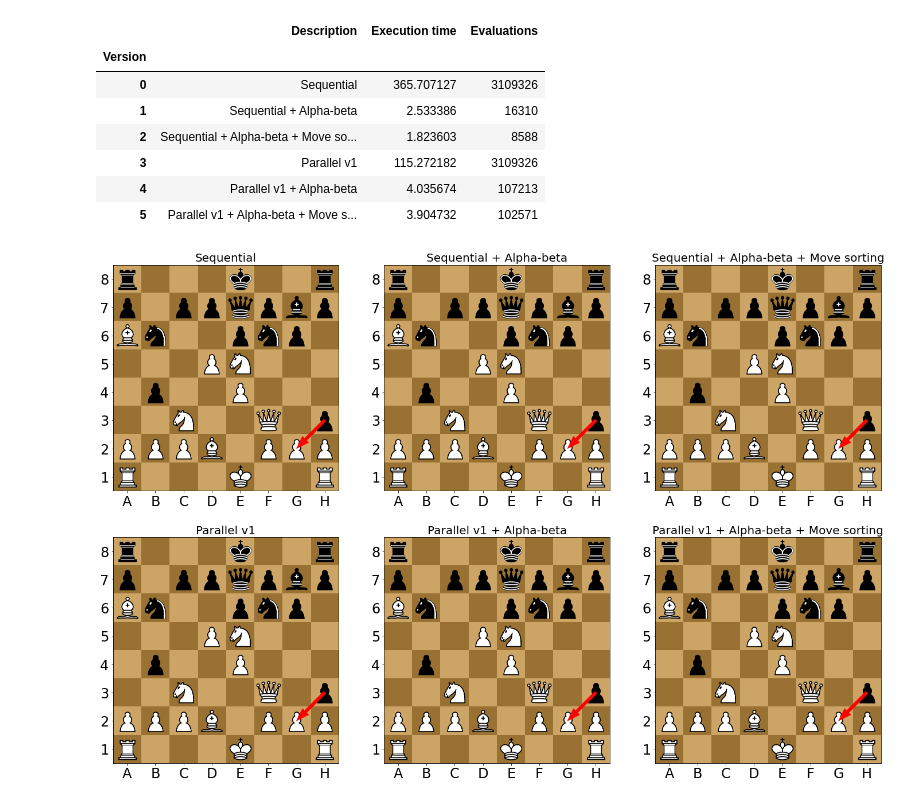
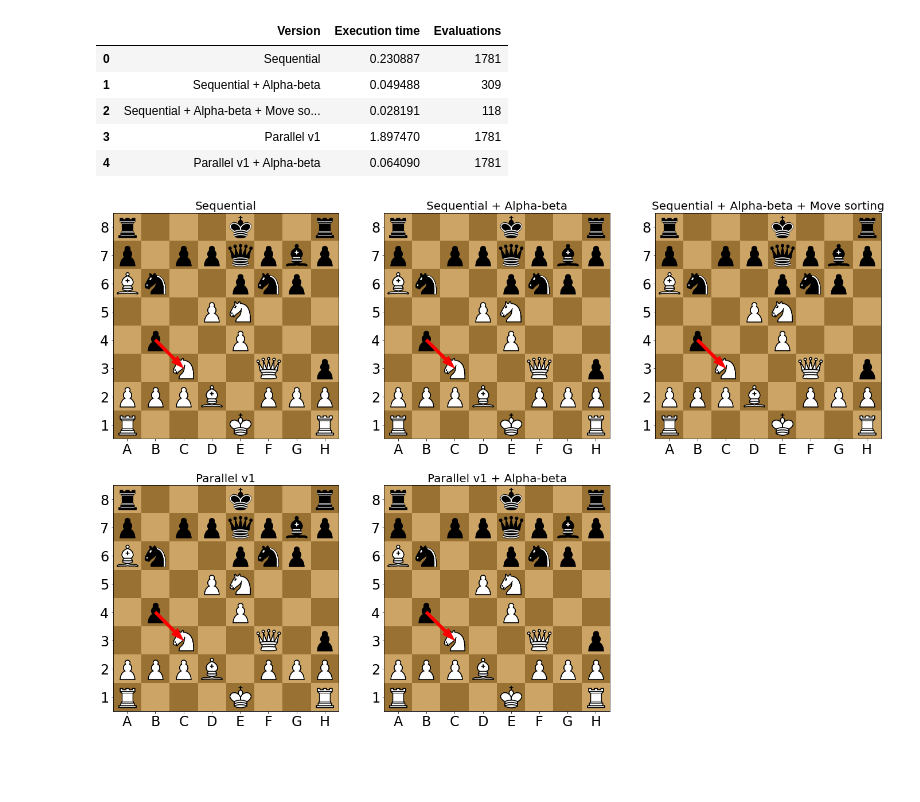
Before and after one commit to vv-hieu/ParallelChessEngine, a Jupyter notebook: ChessEngineTest.ipynb, the cells around one changed output. Saved outputs shown, nothing was run; the diff lists cells and outputs as text; code cells hidden in the pictures; blank space fills up the shorter version.

```diff
--- a/ChessEngineTest.ipynb
+++ b/ChessEngineTest.ipynb
@@ -8,8 +8,8 @@ def find_move_benchmark_all(fen: str, search_depth: int, versions: dict[int, str
     result_df = pd.DataFrame()
 
     num_versions = len(versions)
-    rows = math.floor(math.sqrt(num_versions))
-    cols = math.ceil(num_versions / rows)
+    cols = math.ceil(math.sqrt(num_versions))
+    rows = math.ceil(num_versions / cols)
 
     fig, axs = plt.subplots(rows, cols, figsize=(8 * cols, 8 * rows))
 
@@ -22,38 +22,41 @@ def find_move_benchmark_all(fen: str, search_depth: int, versions: dict[int, str
         end = time.time()
 
         result_df = pd.concat([result_df, pd.DataFrame({
-            'Version'        : [version],
-            'Description'    : [version_discription],
+            'Version'        : [version_discription],
             'Execution time' : [end - start],
             'Evaluations'    : [get_evaluation_count()]
         }, index=[version])])
 
         moves = None if move is None else [move]
         axs[row, col].set_title(version_discription, fontdict={'fontsize': 20, 'fontweight': 'medium'})
-        game.plot(moves=moves, ax=axs[row, col])
+        game.plot(moves=moves, ax=axs[row, col] if rows > 1 else axs[col])
         col += 1
         if col >= cols:
             col = 0
             row += 1
 
-    result_df.set_index('Version', inplace=True)
+    while row < rows:
+        (axs[row, col] if rows > 1 else axs[col]).set_visible(False)
+        col += 1
+        if col >= cols:
+            col = 0
+            row += 1
+
     return result_df
 # %%
-find_move_benchmark_all('r3k2r/p1ppqpbp/Bn2pnp1/3PN3/1p2P3/2N2Q1p/PPPB1PPP/R3K2R b KQkq - 0 1', 4, {
+find_move_benchmark_all('r3k2r/p1ppqpbp/Bn2pnp1/3PN3/1p2P3/2N2Q1p/PPPB1PPP/R3K2R b KQkq - 0 1', 2, {
     0: 'Sequential',
     1: 'Sequential + Alpha-beta',
     2: 'Sequential + Alpha-beta + Move sorting',
     3: 'Parallel v1',
     4: 'Parallel v1 + Alpha-beta',
     5: 'Parallel v1 + Alpha-beta + Move sorting'
 })
 # %% [output]
-|  | Description | Execution time | Evaluations |
-| Version |  |  |  |
-| 0 | Sequential | 365.707127 | 3109326 |
-| 1 | Sequential + Alpha-beta | 2.533386 | 16310 |
-| 2 | Sequential + Alpha-beta + Move so... | 1.823603 | 8588 |
-| 3 | Parallel v1 | 115.272182 | 3109326 |
-| 4 | Parallel v1 + Alpha-beta | 4.035674 | 107213 |
-| 5 | Parallel v1 + Alpha-beta + Move s... | 3.904732 | 102571 |
+|  | Version | Execution time | Evaluations |
+| 0 | Sequential | 0.230887 | 1781 |
+| 1 | Sequential + Alpha-beta | 0.049488 | 309 |
+| 2 | Sequential + Alpha-beta + Move so... | 0.028191 | 118 |
+| 3 | Parallel v1 | 1.897470 | 1781 |
+| 4 | Parallel v1 + Alpha-beta | 0.064090 | 1781 |
-[figure, old version]
+[figure, new version]
```
Also changed, not shown: 2 other files.
